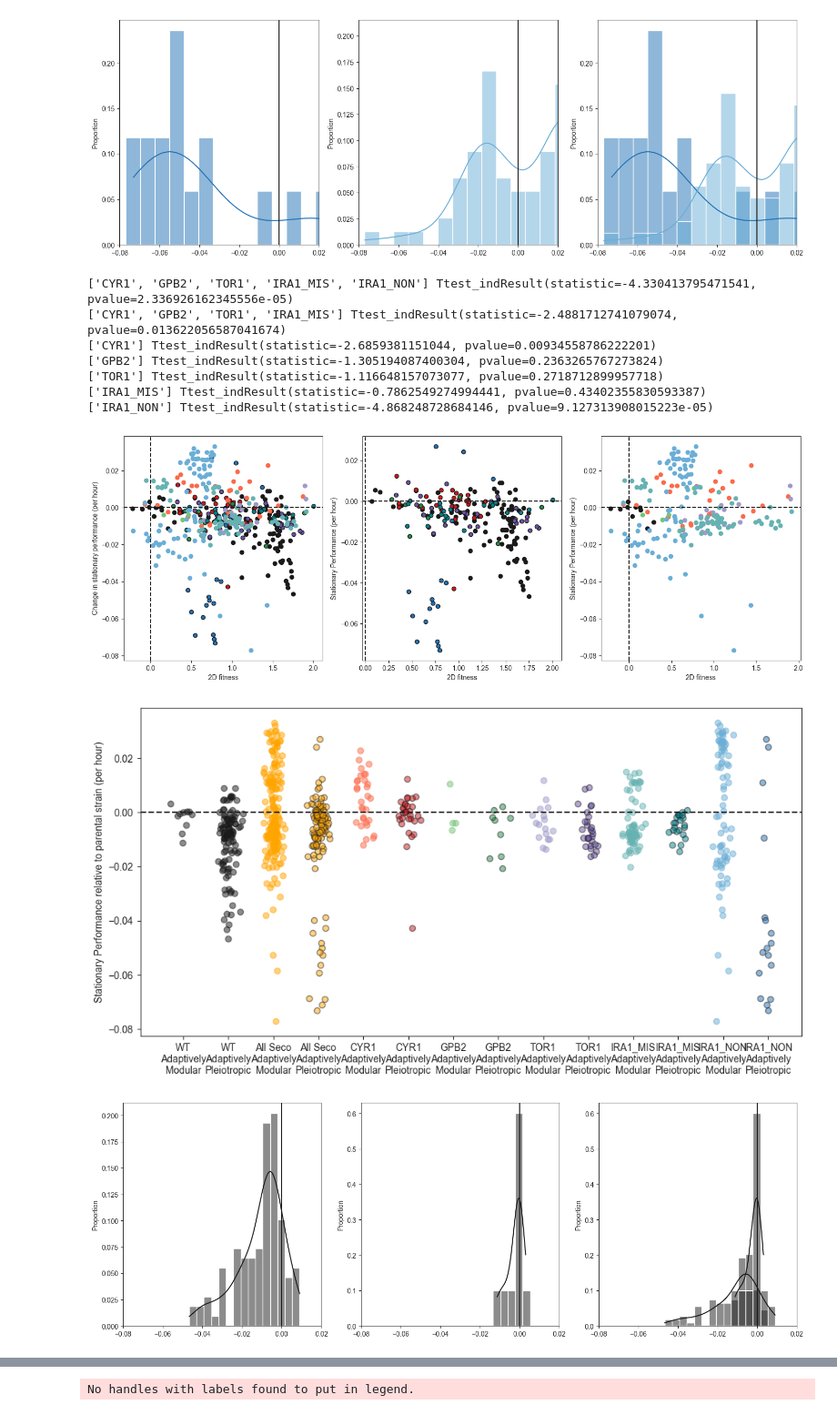
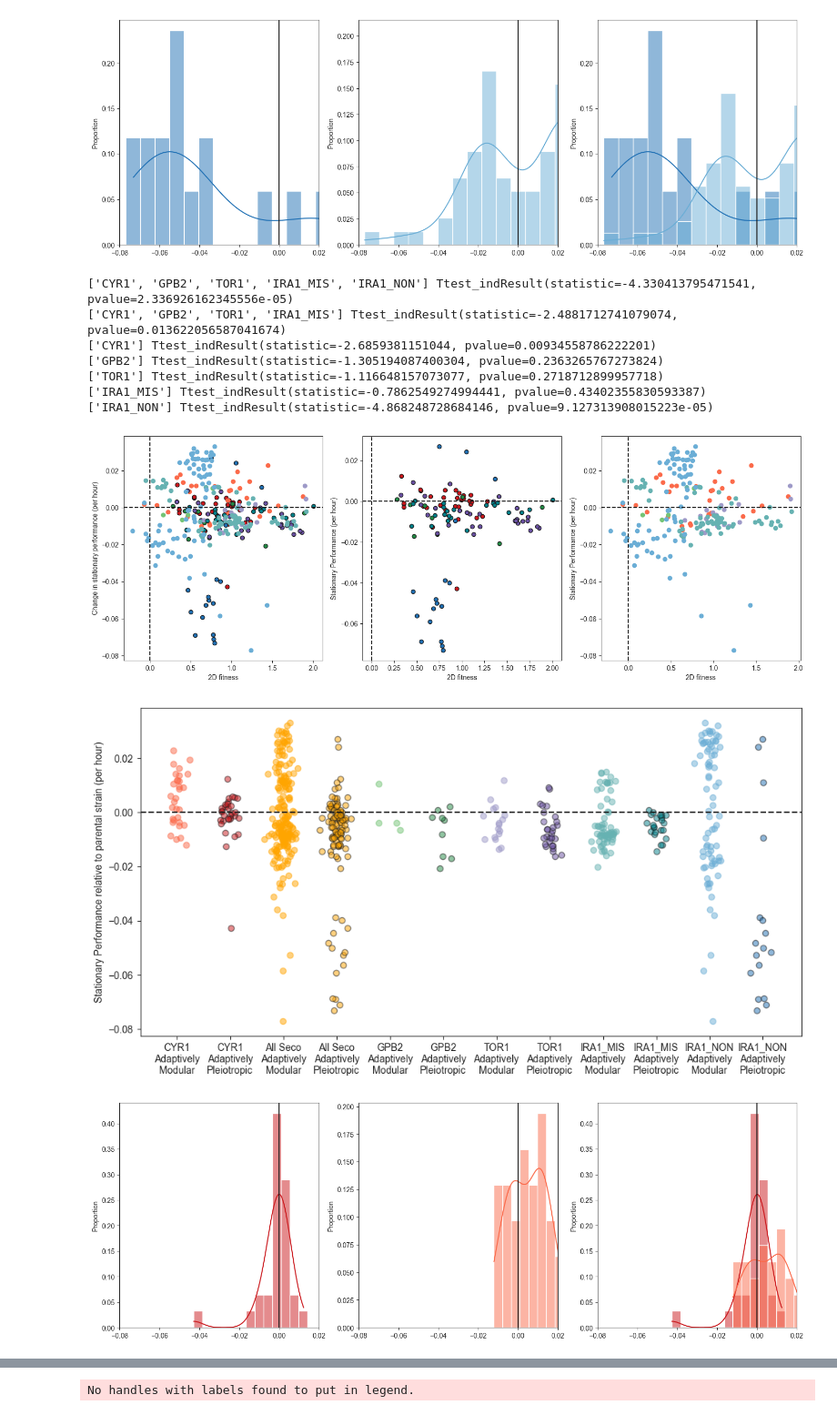
Before and after one commit to grantkinsler/EvolvingFront, a Jupyter notebook: code/analysis/2D fitness vs stationary performance.ipynb, the cells around one changed output, grey strips where cells are left out. Shown at 91% size. Saved outputs shown, nothing was run; the diff lists cells and outputs as text; code cells hidden in the pictures.

Commit message:
main figure updates

```diff
--- a/code/analysis/2D fitness vs stationary performance.ipynb
+++ b/code/analysis/2D fitness vs stationary performance.ipynb
@@ -776,6 +776,7 @@ for anc_list in [['CYR1','GPB2','TOR1','IRA1_MIS','IRA1_NON'],
 
 
 anc_list = ['WT','CYR1','GPB2','TOR1','IRA1_MIS','IRA1_NON']
+anc_list = ['CYR1','GPB2','TOR1','IRA1_MIS','IRA1_NON']
 # anc_list = ['WT','CYR1','GPB2','TOR1','IRA1_MIS']
 fig,axs = plt.subplots(figsize=(6*3,6),ncols=3,nrows=1)
 dot_fig,dot_axs = plt.subplots(figsize=(12,6))
@@ -865,33 +866,33 @@ dot_axs.set_xticklabels([f'{anc}\n{cl}' for cl in ['Adaptively\nModular','Adapti
 axs[0].axhline(0,color='k',linestyle='--')
 axs[0].axvline(0,color='k',linestyle='--')
 axs[0].set_xlabel('2D fitness')
 axs[0].set_ylabel('Change in stationary performance (per hour)')
 
 
 axs[1].axhline(0,color='k',linestyle='--')
 axs[1].axvline(0,color='k',linestyle='--')
 axs[1].set_xlabel('2D fitness')
 axs[1].set_ylabel('Stationary Performance (per hour)')
 
 axs[2].axhline(0,color='k',linestyle='--')
 axs[2].axvline(0,color='k',linestyle='--')
 axs[2].set_xlabel('2D fitness')
 axs[2].set_ylabel('Stationary Performance (per hour)')
 
 dot_axs.axhline(0,color='k',linestyle='--')
 # axs[0].set_xlabel('2D fitness')
 dot_axs.set_ylabel('Stationary Performance relative to parental strain (per hour)')
 
 fig.savefig(f'{home_dir}/figures/analysis/stationary_effect/second_step_by_adaptive_pleiotropy.pdf',bbox_inches='tight')
 dot_fig.savefig(f'{home_dir}/figures/analysis/stationary_effect/second_step_by_adaptive_pleiotropy_dots.pdf',bbox_inches='tight')
 # %% [output]
 ['CYR1', 'GPB2', 'TOR1', 'IRA1_MIS', 'IRA1_NON'] Ttest_indResult(statistic=-4.330413795471541, pvalue=2.336926162345556e-05)
 ['CYR1', 'GPB2', 'TOR1', 'IRA1_MIS'] Ttest_indResult(statistic=-2.4881712741079074, pvalue=0.013622056587041674)
 ['CYR1'] Ttest_indResult(statistic=-2.6859381151044, pvalue=0.00934558786222201)
 ['GPB2'] Ttest_indResult(statistic=-1.305194087400304, pvalue=0.2363265767273824)
 ['TOR1'] Ttest_indResult(statistic=-1.116648157073077, pvalue=0.2718712899957718)
 ['IRA1_MIS'] Ttest_indResult(statistic=-0.7862549274994441, pvalue=0.43402355830593387)
 ['IRA1_NON'] Ttest_indResult(statistic=-4.868248728684146, pvalue=9.127313908015223e-05)
-[figure, old version]
+[figure, new version]
-[figure, old version]
+[figure, new version]
-[figure, old version]
+[figure, new version]
```
Also changed, not shown: parts of 1 cell of this notebook, 8 other files.
